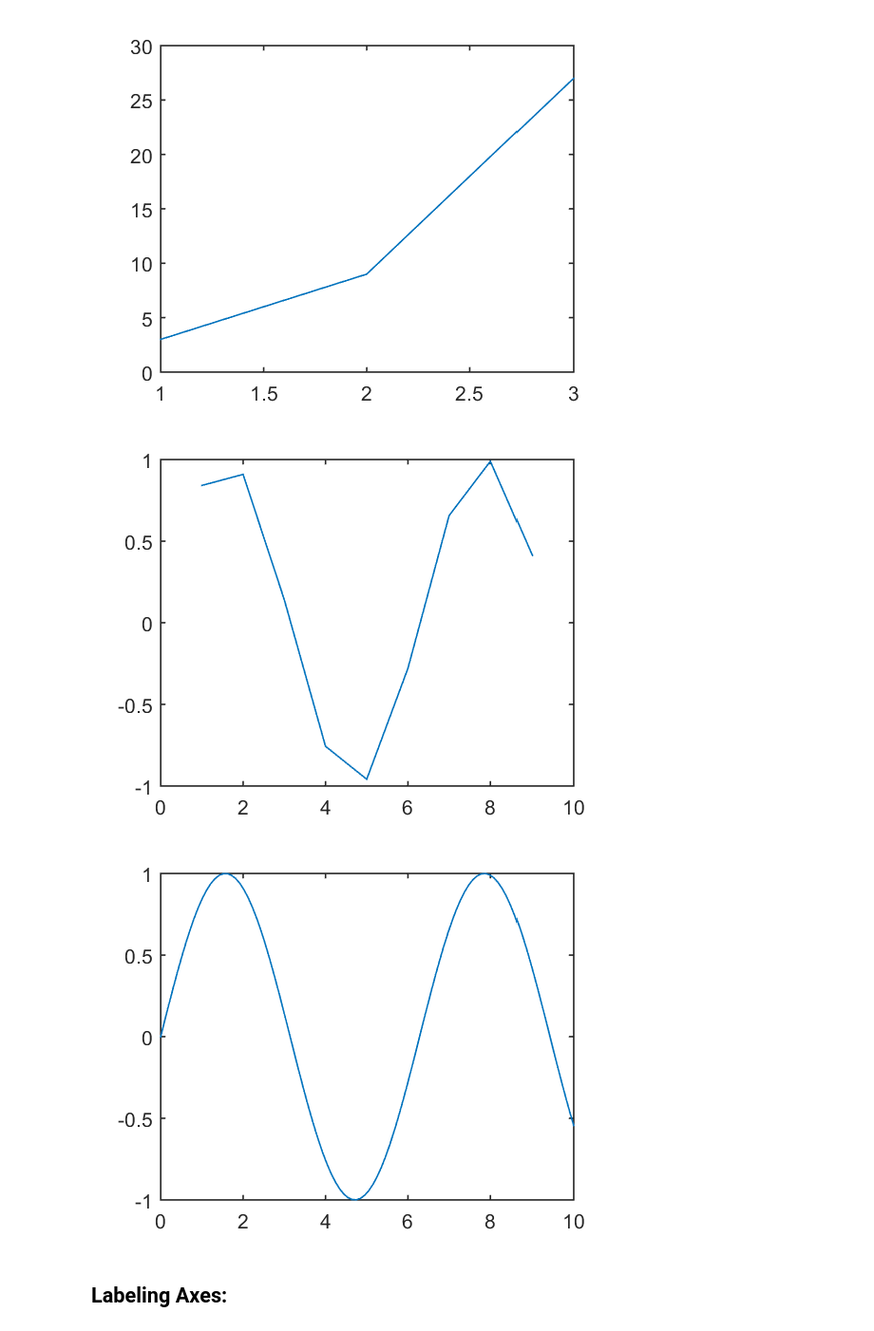
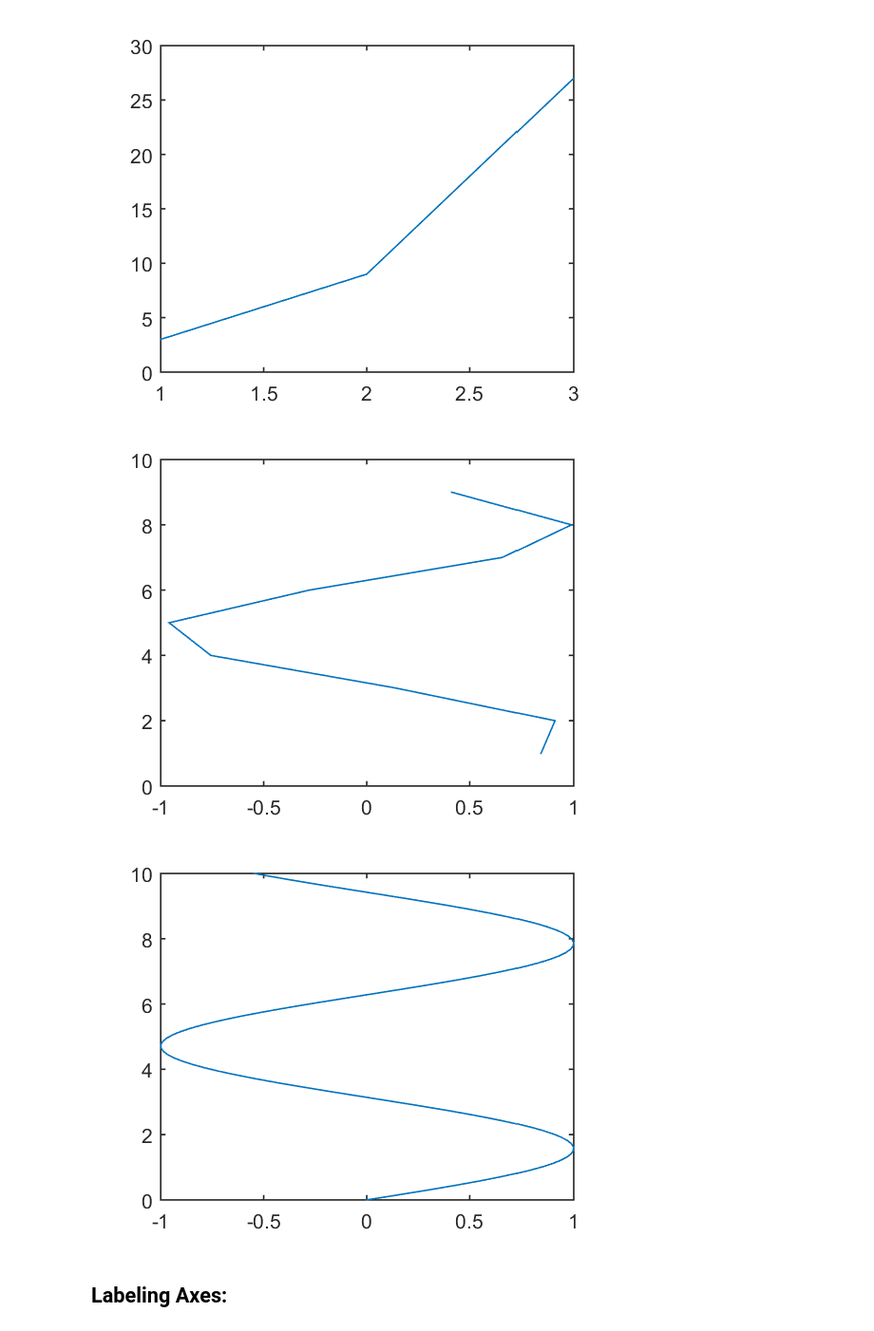
Before and after one commit to aditya95sriram/octave_tut, a Jupyter notebook: Sanket.ipynb, the cells around one changed output. Shown at 95% size. Cells and saved outputs as stored; diff of their text form; code cells hidden in the pictures.

```diff
--- a/Sanket.ipynb
+++ b/Sanket.ipynb
@@ -13,0 +35,4 @@ Invalid variable name "matrix(0, 1, [])" in ASSIGNIN.
+# %%
+a = load('one');
+imagesc(on);
+colormap((gray));
@@ -33,16 +60,16 @@ plot(t, X)
 clear all
 x = [1 2 3 4 5 6 7 8 9]; %Very discrete points
 y = sin(x);
-plot(x,y);
+plot(y,x);
 # %% [output]
-[figure, old version]
+[figure, new version]
 # %%
 clear all;
 x = linspace(0,10); % generates a row vector of 100 linearly equally spaced points between X1 and X2.
 y = sin(x);
-plot(x,y);
+plot(y,x);
 # %% [output]
-[figure, old version]
+[figure, new version]
 # %% [markdown]
 ## Labeling Axes:
 # %%
```
Also changed, not shown: parts of 21 cells of this notebook, 2 other files.
